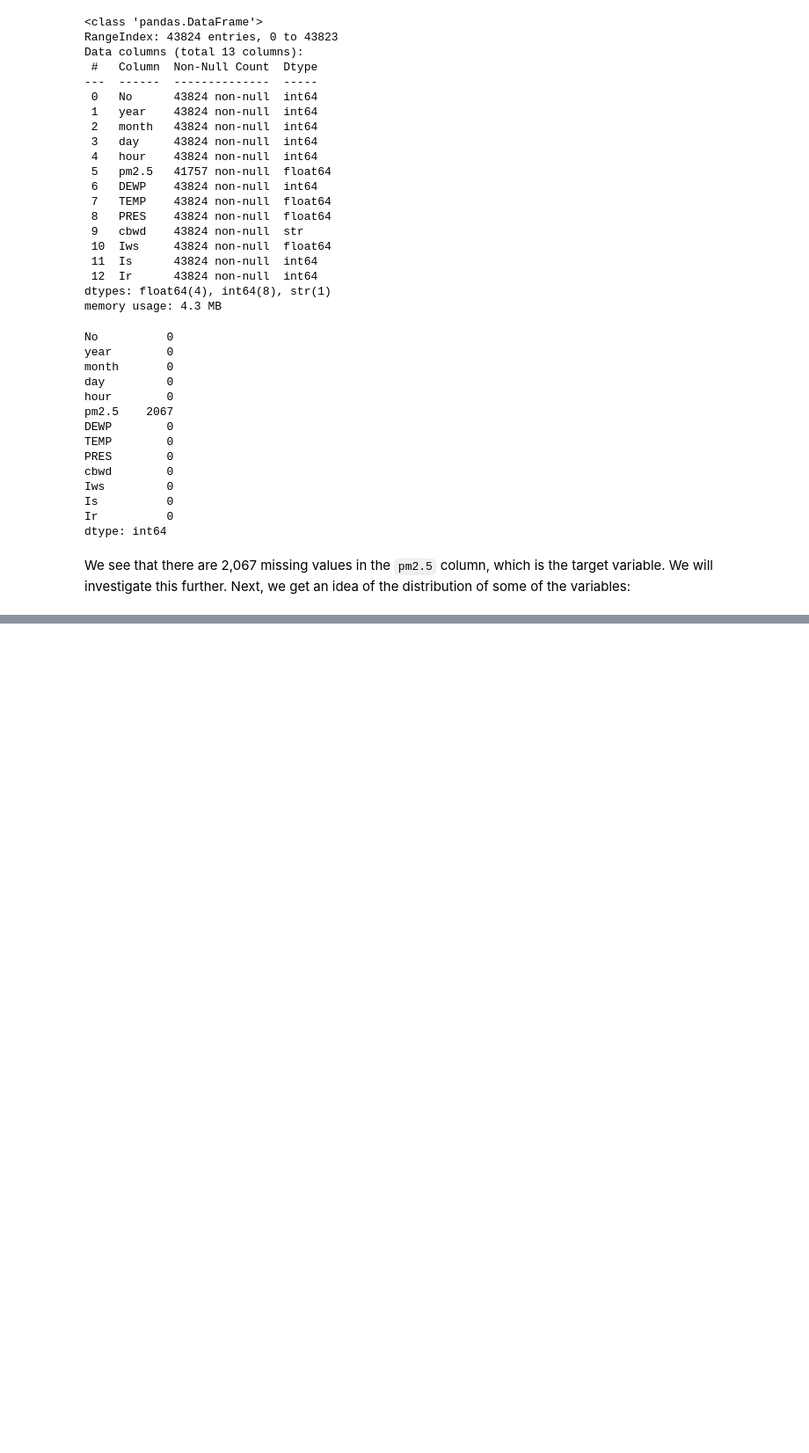
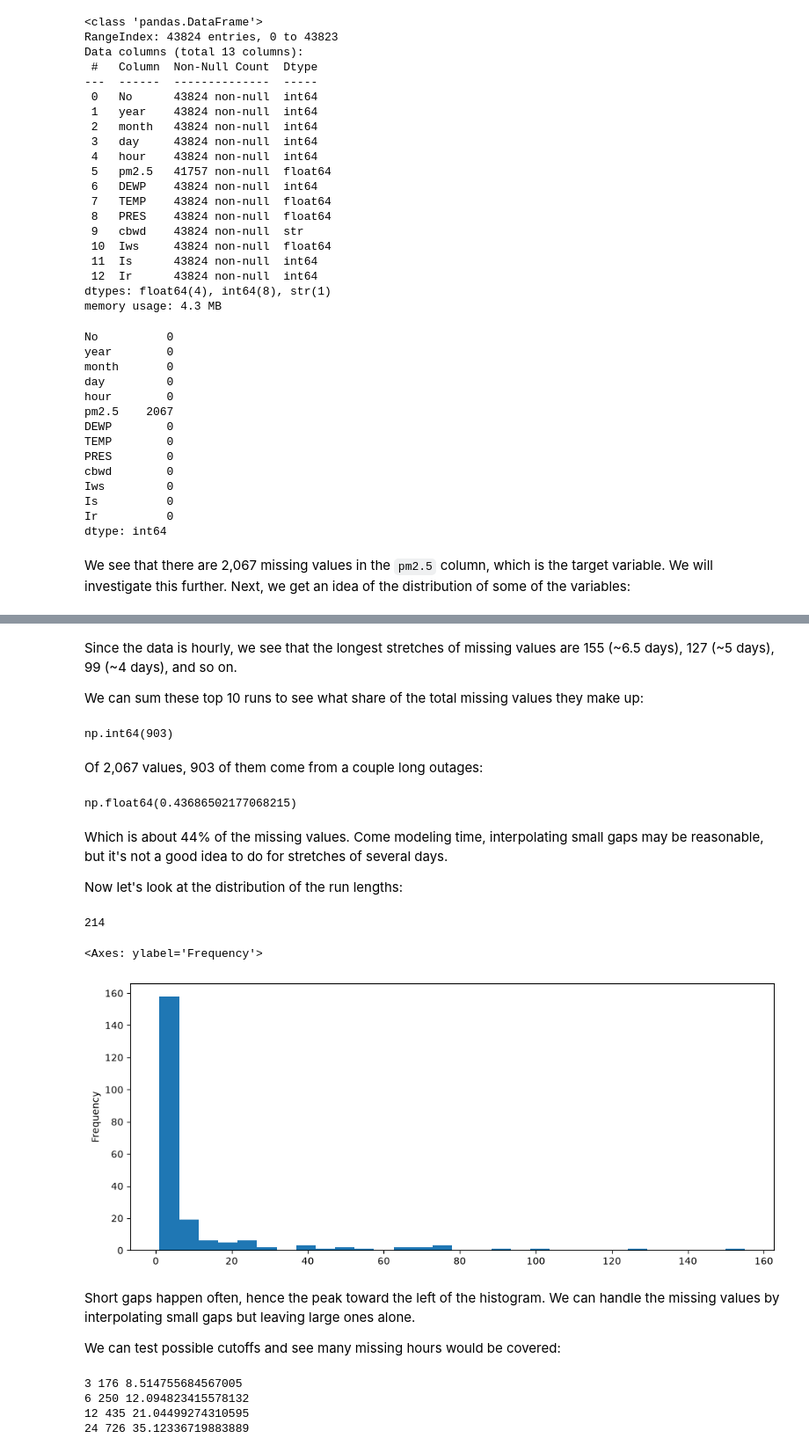
Before and after one commit to hoswaymolina/beijing_air_quality, a Jupyter notebook: notebooks/01_eda.ipynb, the cells around one changed output, grey strips where cells are left out. Shown at 88% size. Drawn from its saved outputs; the diff is of its cells as text; code cells hidden in the pictures; blank space fills up the shorter version.

```diff
--- a/notebooks/01_eda.ipynb
+++ b/notebooks/01_eda.ipynb
@@ -79,0 +131,5 @@ Similar behavior applies to the `Iws` column (cumulated wind speed). The mean is
+# %%
+is_missing = df["pm2.5"].isna().astype(int)
+run_id = (is_missing != is_missing.shift()).cumsum()
+run_lengths = is_missing.groupby(run_id).sum()
+run_lengths[run_lengths > 0].sort_values(ascending=False).head(10)
@@ -79,0 +149,39 @@ Similar behavior applies to the `Iws` column (cumulated wind speed). The mean is
+# %% [markdown]
+Since the data is hourly, we see that the longest stretches of missing values are 155 (~6.5 days), 127 (~5 days), 99 (~4 days), and so on.
+
+We can sum these top 10 runs to see what share of the total missing values they make up:
+# %%
+run_lengths[run_lengths > 0].sort_values(ascending=False).head(10).sum()
+# %% [output]
+np.int64(903)
+# %% [markdown]
+Of 2,067 values, 903 of them come from a couple long outages:
+# %%
+run_lengths[run_lengths > 0].sort_values(ascending=False).head(10).sum()/2067
+# %% [output]
+np.float64(0.43686502177068215)
+# %% [markdown]
+Which is about 44% of the missing values. Come modeling time, interpolating small gaps may be reasonable, but it's not a good idea to do for stretches of several days.
+
+Now let's look at the distribution of the run lengths:
+# %%
+runs = run_lengths[run_lengths > 0]
+print(len(runs))
+runs.plot(kind="hist", bins=30, figsize=(12, 5))
+# %% [output]
+214
+<Axes: ylabel='Frequency'>
+[figure, added]
+# %% [markdown]
+Short gaps happen often, hence the peak toward the left of the histogram. We can handle the missing values by interpolating small gaps but leaving large ones alone.
+
+We can test possible cutoffs and see many missing hours would be covered:
+# %%
+for cutoff in [3, 6, 12, 24]:
+    covered = runs[runs <= cutoff].sum()
+    print(cutoff, covered, (covered/2067)*100)
+# %% [output]
+3 176 8.514755684567005
+6 250 12.094823415578132
+12 435 21.04499274310595
+24 726 35.12336719883889
```
Also changed, not shown: parts of 30 cells of this notebook.
